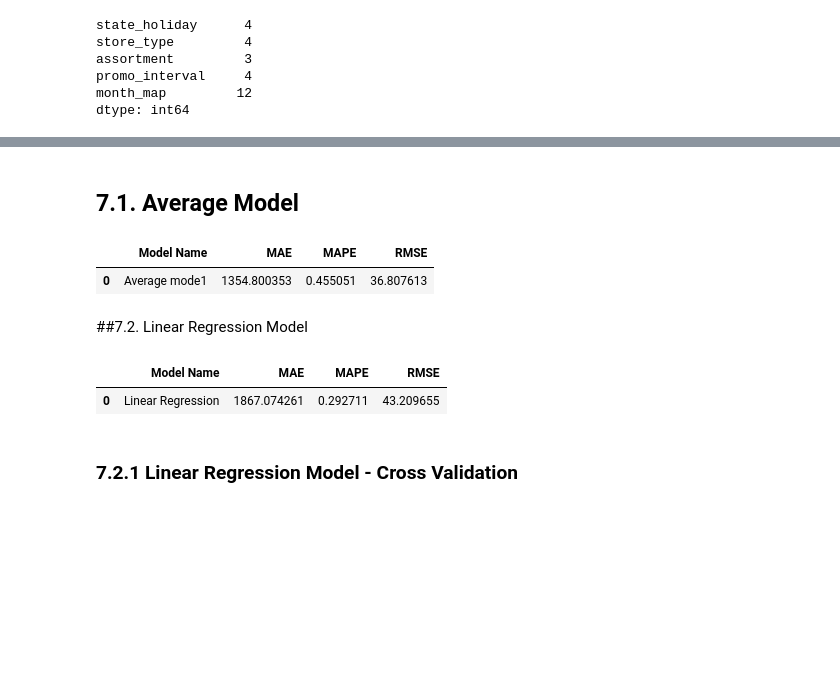
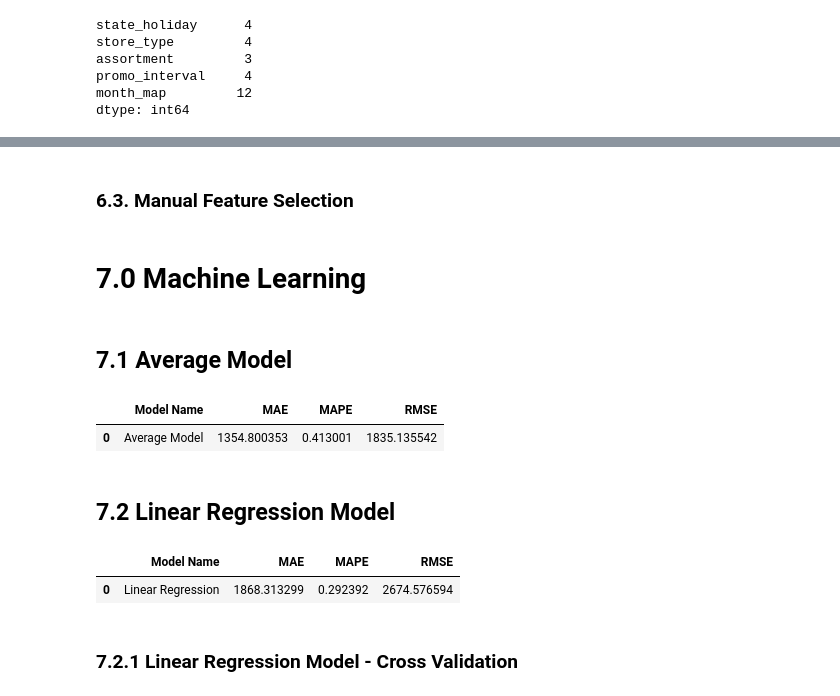
Before and after one commit to leoserpa/Rossmann_Stores, a Jupyter notebook: m06_v01_store_sales_prediction.ipynb, the cells around one changed output, grey strips where cells are left out. Drawn from its saved outputs; the diff is of its cells as text; code cells hidden in the pictures; blank space fills up the shorter version.

```diff
--- a/m06_v01_store_sales_prediction.ipynb
+++ b/m06_v01_store_sales_prediction.ipynb
@@ -174,7 +213,7 @@ Number of cols: 18
 # %% [markdown]
 ## 1.3. Data Types
 # %%
-df1['date'] = pd.to_datetime(df1['date'])
+df1['date'] = pd.to_datetime(df1['date'],errors='coerce')
 df1.dtypes
 # %% [output]
 store                                    int64
@@ -1126,0 +1116,3 @@ cols_selected_boruta_full.extend( feat_to_add )
+# %%
+cols_drop = ['day', 'month', 'week_of_year', 'day_of_week','year_week','competition_since','promo_since']
+df5 = df5.drop(cols_drop, axis=1)
@@ -1127,3 +1177,34 @@ cols_selected_boruta_full.extend( feat_to_add )
+# %% [markdown]
+### 6.3. Manual Feature Selection
+# %%
+cols_selected_boruta = ['store',
+                        'promo',
+                        'store_type',
+                        'assortment',
+                        'competition_distance',
+                        'competition_open_since_month',
+                        'competition_open_since_year',
+                        'promo2','promo2_since_week',
+                        'promo2_since_year',
+                        'competition_time_month',
+                        'promo_since_week',
+                        'month_sin',
+                        'month_cos',
+                        'day_sin',
+                        'day_cos',
+                        'week_of_year_cos',
+                        'day_of_week_sin',
+                        'day_of_week_cos']
+
+
+# columns to add
+feat_to_add = ['date','sales']
+
+#final features
+cols_selected_boruta_full = cols_selected_boruta.copy()
+cols_selected_boruta_full.extend( feat_to_add )
+# %% [markdown]
+# 7.0 Machine Learning
 # %%
 x_train =  X_train[cols_selected_boruta]
 x_test = X_test[cols_selected_boruta]
@@ -1131,20 +1212,23 @@ x_test = X_test[cols_selected_boruta]
 # Time Series Data Preparation
 x_training = X_train[ cols_selected_boruta_full]
 # %% [markdown]
-## 7.1. Average Model
+## 7.1 Average Model
 # %%
 aux1 = x_test.copy()
 aux1['sales'] = y_test.copy()
 
-# prediction
-aux2 = aux1[['store', 'sales']].groupby('store').mean().reset_index().rename(columns = {'sales': 'predictions'})
-aux1 = pd.merge(aux1, aux2, how='left', on= 'store')
+#prediction
+
+aux2 = aux1[['store','sales']].groupby('store').mean().reset_index().rename(columns={'sales':'predictions'})
+aux1 = pd.merge(aux1,aux2, how='left', on='store')
 yhat_baseline = aux1['predictions']
-# performance
-baseline_result = m1_error('Average mode1', np.expm1(y_test), np.expm1(yhat_baseline))
+
+#performance
+
+baseline_result = ml_error('Average Model',np.expm1(y_test),np.expm1(yhat_baseline))
 baseline_result
 # %% [output]
 |  | Model Name | MAE | MAPE | RMSE |
-| 0 | Average mode1 | 1354.800353 | 0.455051 | 36.807613 |
+| 0 | Average Model | 1354.800353 | 0.413001 | 1835.135542 |
 # %% [markdown]
-##7.2. Linear Regression Model
+## 7.2 Linear Regression Model
@@ -1151,16 +1237,16 @@ baseline_result
 # %%
-# model
-lr = LinearRegression().fit(x_train, y_train)
+#model
+lr = LinearRegression().fit(x_train,y_train)
 
-# prediction
+#prediction
 yhat_lr = lr.predict(x_test)
 
 #performance
-lr_result = m1_error('Linear Regression ', np.expm1(y_test), np.expm1(yhat_lr))
+lr_result = ml_error('Linear Regression',np.expm1(y_test),np.expm1(yhat_lr))
 lr_result
 # %% [output]
 |  | Model Name | MAE | MAPE | RMSE |
-| 0 | Linear Regression | 1867.074261 | 0.292711 | 43.209655 |
+| 0 | Linear Regression | 1868.313299 | 0.292392 | 2674.576594 |
 # %% [markdown]
 ### 7.2.1 Linear Regression Model - Cross Validation
 # %%
```
Also changed, not shown: parts of 231 cells of this notebook.
